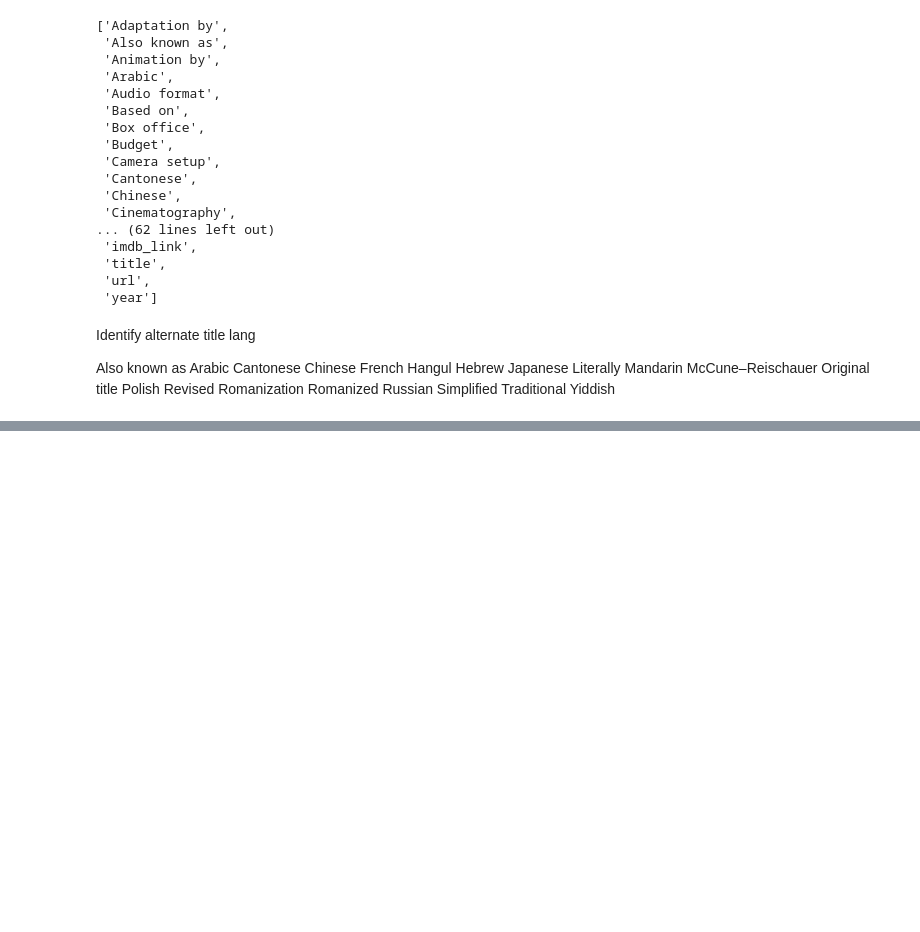
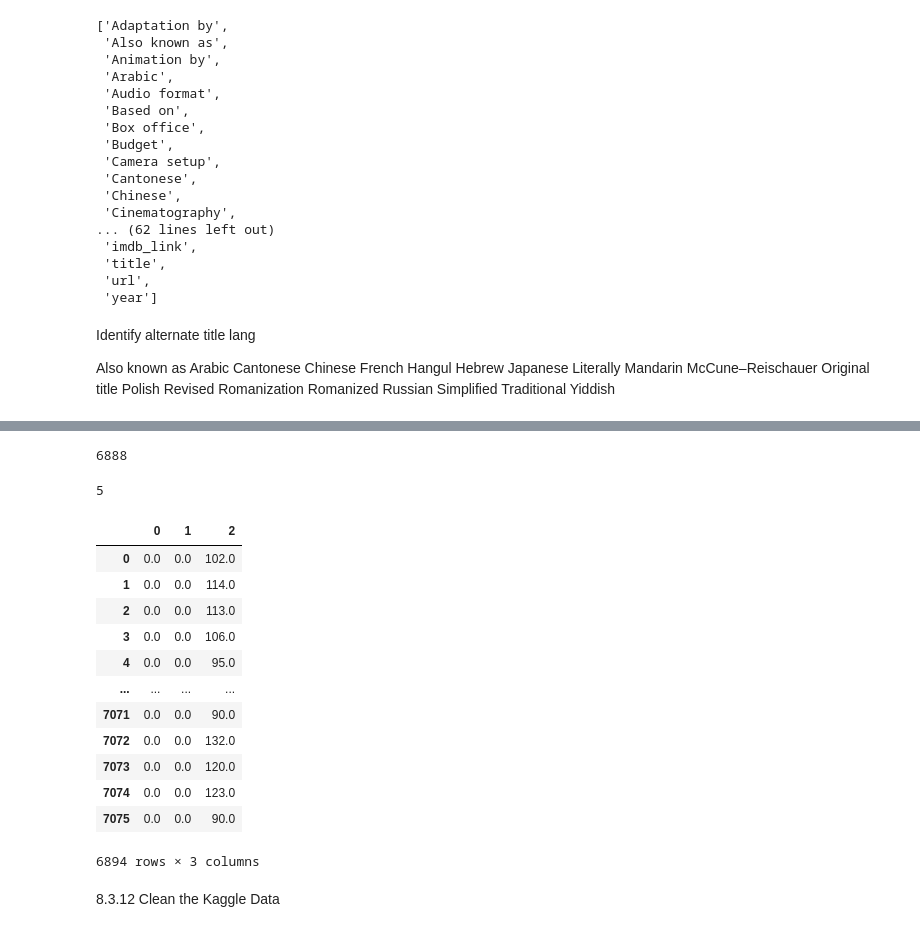
Before and after one commit to sarahrosegallagher/Movies-ETL, a Jupyter notebook: start.ipynb, the cells around one changed output, grey strips where cells are left out. Cells and saved outputs as stored; diff of their text form; code cells hidden in the pictures; blank space fills up the shorter version.

```diff
--- a/start.ipynb
+++ b/start.ipynb
@@ -263,0 +759,9 @@ sorted(wiki_movies_df.columns.to_list())
+# %%
+#drop pre-cleaned data
+wiki_movies_df.drop("Release date", axis = 1, inplace=True)
+# %%
+#parse running time
+
+#variable hold non null values and list to strings
+
+running_time = wiki_movies_df["Running time"].dropna().apply(lambda x: " ".join(x) if type(x) == list else x)
@@ -263,0 +792,34 @@ sorted(wiki_movies_df.columns.to_list())
+# %%
+#more general: include min abbrev
+#6888 follow
+
+running_time.str.contains(r"(\d+)\s*m", flags = re.IGNORECASE, na = False).sum()
+# %% [output]
+6888
+# %%
+#make regex more flexible for hour + minute forms - additional form
+
+running_time.str.contains(r"(\d+)\s*ho?u?r?s?\s*(\d*)", flags = re.IGNORECASE, na = False).sum()
+# %% [output]
+5
+# %%
+running_time_extract = running_time.str.extract(r'(\d+)\s*ho?u?r?s?\s*(\d*)|(\d+)\s*m')
+# %%
+running_time_extract = running_time_extract.apply(lambda col: pd.to_numeric(col, errors='coerce')).fillna(0)
+# %%
+#rows = capture groups (0 = hrs 1= mins, 2 = form two mins)
+running_time_extract
+# %% [output]
+|  | 0 | 1 | 2 |
+| 0 | 0.0 | 0.0 | 102.0 |
+| 1 | 0.0 | 0.0 | 114.0 |
+| 2 | 0.0 | 0.0 | 113.0 |
+| 3 | 0.0 | 0.0 | 106.0 |
+| 4 | 0.0 | 0.0 | 95.0 |
+| ... | ... | ... | ... |
+| 7071 | 0.0 | 0.0 | 90.0 |
+| 7072 | 0.0 | 0.0 | 132.0 |
+| 7073 | 0.0 | 0.0 | 120.0 |
+| 7074 | 0.0 | 0.0 | 123.0 |
+| 7075 | 0.0 | 0.0 | 90.0 |
+6894 rows × 3 columns
@@ -263,0 +833,3 @@ sorted(wiki_movies_df.columns.to_list())
+# %% [markdown]
+8.3.12
+Clean the Kaggle Data
```
Also changed, not shown: parts of 61 cells of this notebook.
